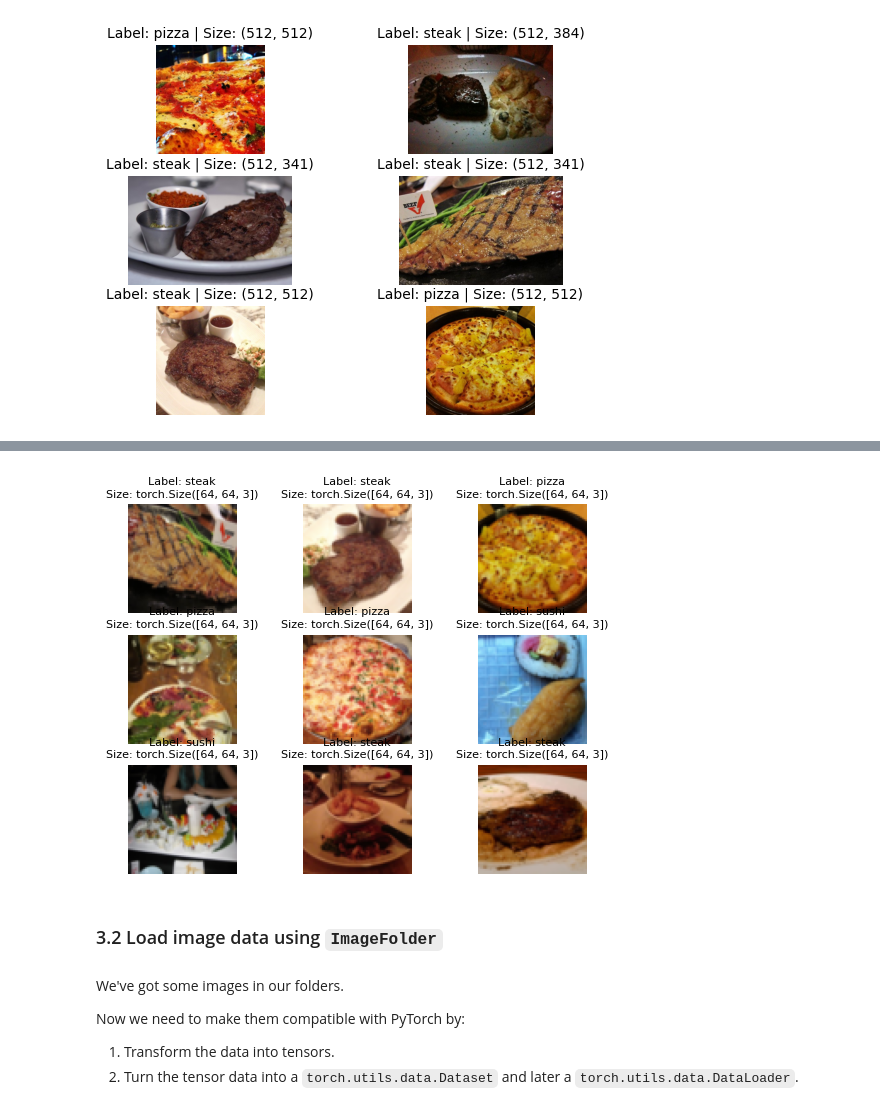
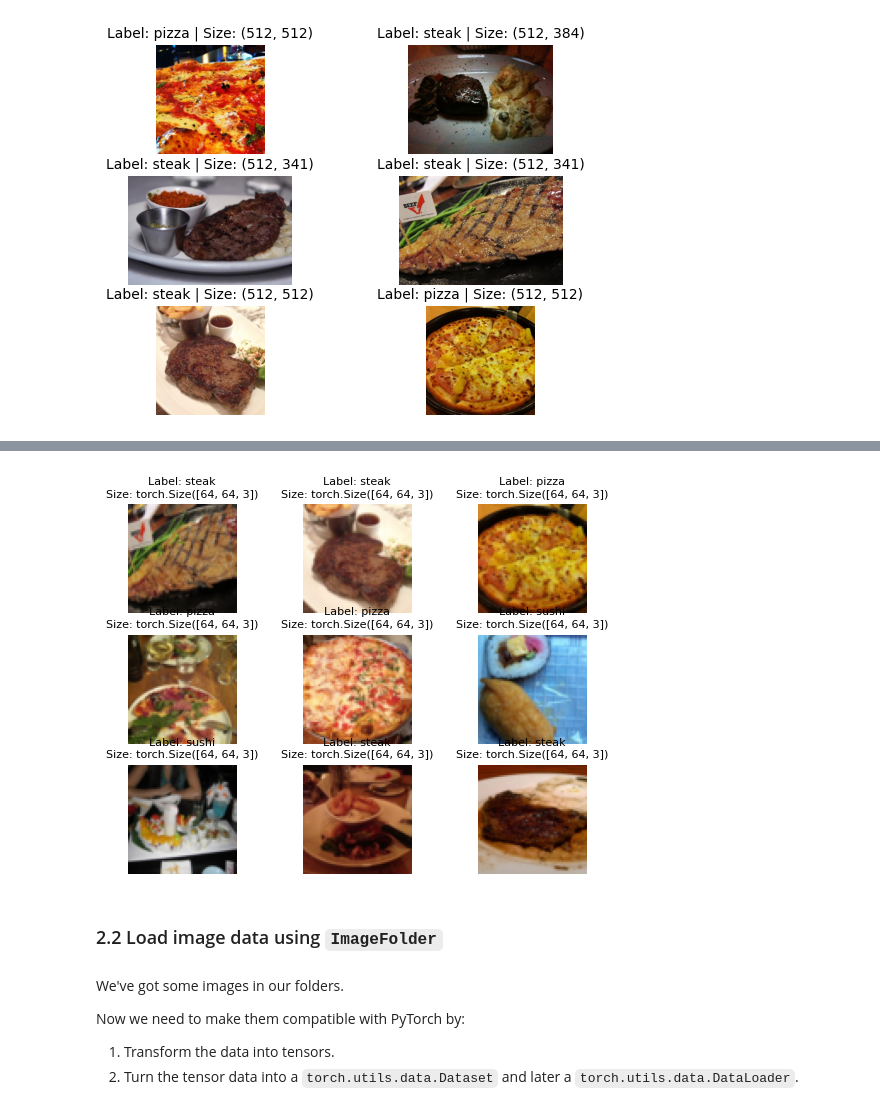
Before and after one commit to mchojna/pytorch-course, a Jupyter notebook: 04_pytorch_datasets_exercises.ipynb, the cells around one changed output, grey strips where cells are left out. Saved outputs shown, nothing was run; the diff lists cells and outputs as text; code cells hidden in the pictures.

```diff
--- a/04_pytorch_datasets_exercises.ipynb
+++ b/04_pytorch_datasets_exercises.ipynb
@@ -135,11 +135,16 @@ for i in range(1, 7):
 # Write transform for turning images into tensors
 from torchvision import transforms
 
-image_transform = transforms.Compose([
+train_transform = transforms.Compose([
     transforms.Resize(size=(64, 64)),
     transforms.RandomHorizontalFlip(p=0.5),
     transforms.ToTensor(),
 ])
+
+test_transform = transforms.Compose([
+    transforms.Resize(size=(64, 64)),
+    transforms.ToTensor(),
+])
 # %%
 # Write a function to plot transformed images
 def plot_and_transform_images_v1(image_path, transforms, nrows: int, seed: int=42):
@@ -176,29 +181,29 @@ plot_and_transform_images_v1(
 # %%
 # Write a function to plot transformed images
 def plot_and_transform_images_v2(image_path, transforms, nrows: int, ncols: int, seed: int=42):
     for i in range(1, nrows*ncols + 1):
         sample_path = random.choice(list(image_path.glob("*/*/*.jpg")))
         sampel_label = sample_path.parent.stem
         sample_image = Image.open(sample_path)
 
         sample_transformer_image = transforms(img=sample_image).permute(1, 2, 0)
 
         plt.subplot(nrows, ncols, i)
         plt.imshow(sample_transformer_image)
         plt.title(f"Label: {sampel_label}\nSize: {sample_transformer_image.shape}", fontsize=8)
         plt.axis(False)
 
 plot_and_transform_images_v2(
     image_path=image_path,
-    transforms=image_transform,
+    transforms=test_transform,
     nrows=3,
     ncols=3,
     seed=42
 )
 # %% [output]
-[figure, old version]
+[figure, new version]
 # %% [markdown]
-### 3.2 Load image data using `ImageFolder`
+### 2.2 Load image data using `ImageFolder`
 # %% [markdown]
 We've got some images in our folders.
 
```
Also changed, not shown: parts of 32 cells of this notebook.
